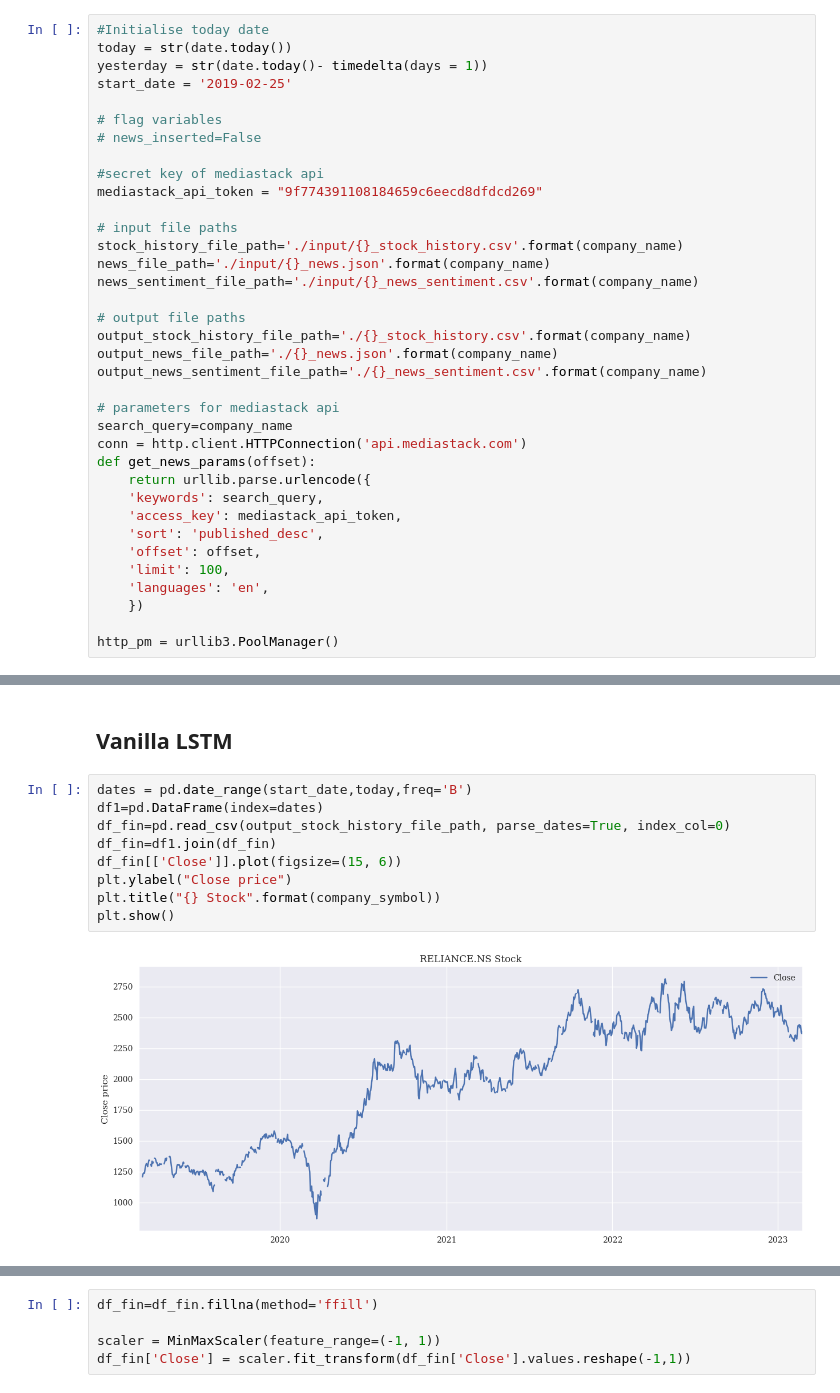
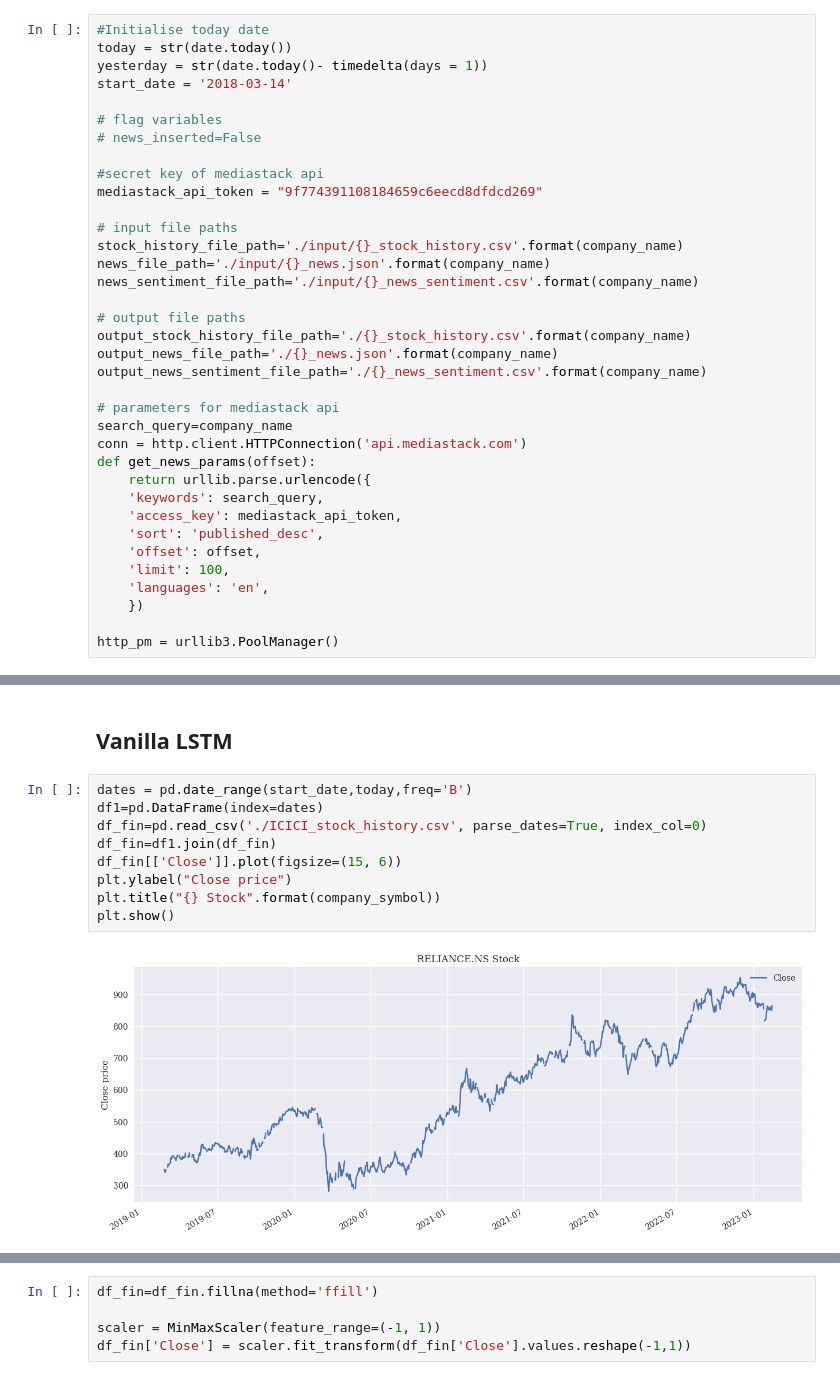
Before and after one commit to ashwinkey04/pred-backend, a Jupyter notebook: fyp_phase_1.ipynb, the cells around one changed output, grey strips where cells are left out. Saved outputs shown, nothing was run; the diff lists cells and outputs as text.

```diff
--- a/fyp_phase_1.ipynb
+++ b/fyp_phase_1.ipynb
@@ -113,7 +135,7 @@ company_name="Reliance"
 #Initialise today date
 today = str(date.today())
 yesterday = str(date.today()- timedelta(days = 1))
-start_date = '2019-02-25'
+start_date = '2018-03-14'
 
 # flag variables
 # news_inserted=False
@@ -648,14 +742,14 @@ MAPE: 0.012054580072288124
 # %%
 dates = pd.date_range(start_date,today,freq='B')
 df1=pd.DataFrame(index=dates)
-df_fin=pd.read_csv(output_stock_history_file_path, parse_dates=True, index_col=0)
+df_fin=pd.read_csv('./ICICI_stock_history.csv', parse_dates=True, index_col=0)
 df_fin=df1.join(df_fin)
 df_fin[['Close']].plot(figsize=(15, 6))
 plt.ylabel("Close price")
 plt.title("{} Stock".format(company_symbol))
 plt.show()
 # %% [output]
-[figure, old version]
+[figure, new version]
 # %%
 df_fin=df_fin[['Close']]
 df_fin.info()
```
Also changed, not shown: parts of 54 cells of this notebook.
